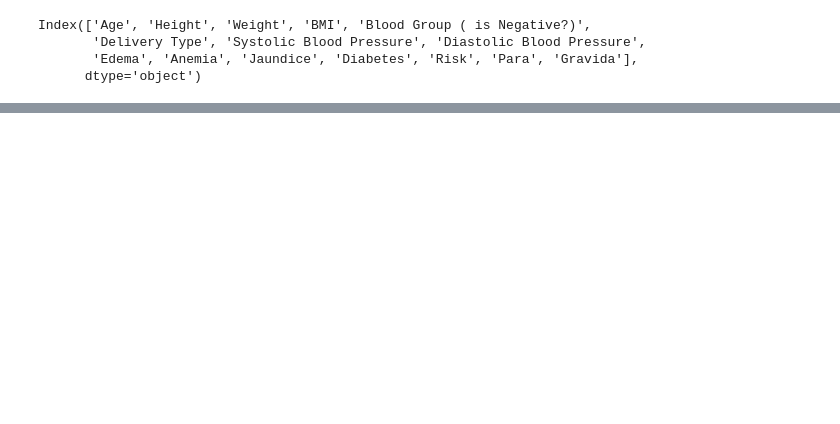
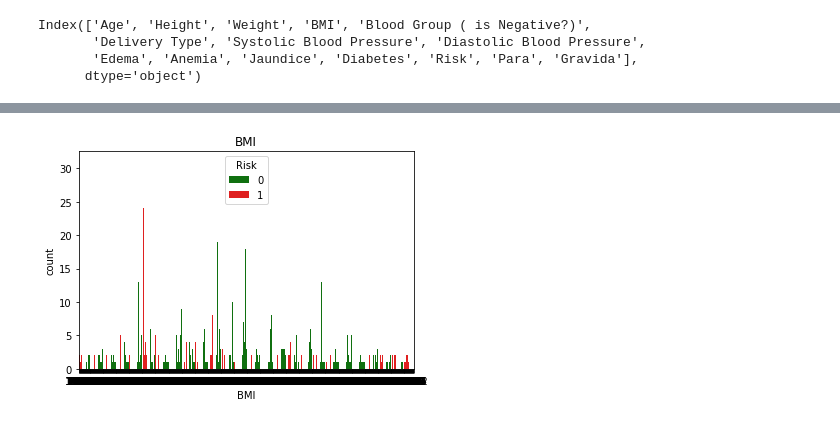
Before and after one commit to MonaemKhan/Mechine-Learning-Practice, a Jupyter notebook: Project Jupeter Notebook/Pregnency Pragtice/work/Data Analysis.ipynb, the cells around one changed output, grey strips where cells are left out. Saved outputs shown, nothing was run; the diff lists cells and outputs as text; code cells hidden in the pictures; blank space fills up the shorter version.

```diff
--- a/Project Jupeter Notebook/Pregnency Pragtice/work/Data Analysis.ipynb
+++ b/Project Jupeter Notebook/Pregnency Pragtice/work/Data Analysis.ipynb
@@ -63,3 +81,12 @@ for i in range(len(num_list)):
+# %%
+# plt.figure(figsize=(8,5))
+plt.title('BMI')
+plt.xlabel(' ')
+sn.countplot(data=df, x='BMI', hue="Risk",palette=['green','red'])
+# plt.savefig('./Figure/Blood Group bar plot of yes no.jpg')
+plt.show()
+# %% [output]
+[figure, added]
 # %%
 plt.figure(figsize=(8,5))
 plt.title('Blood Group ( is Negative?)')
```
Also changed, not shown: parts of 22 cells of this notebook, 27 other files.
